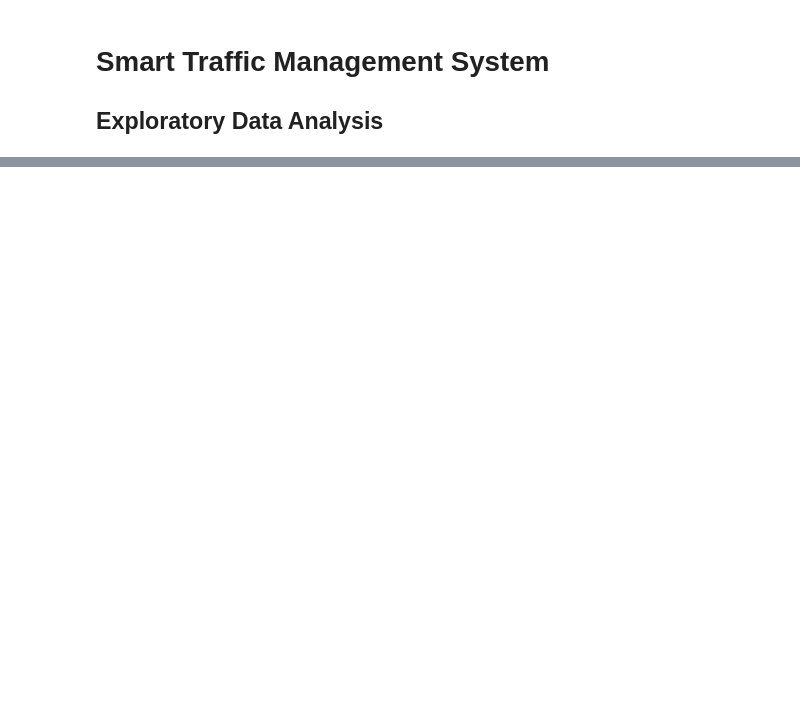
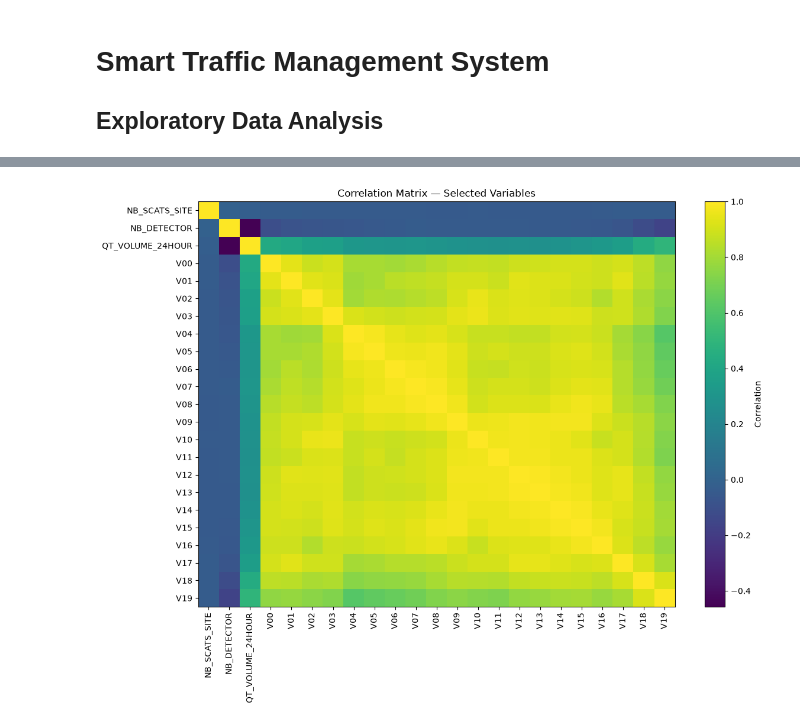
Before and after one commit to captainlevi1911/Smart_Traffic_Management, a Jupyter notebook: notebooks/02_eda.ipynb, the cells around one changed output, grey strips where cells are left out. Cells and saved outputs as stored; diff of their text form; code cells hidden in the pictures; blank space fills up the shorter version.

```diff
--- a/notebooks/02_eda.ipynb
+++ b/notebooks/02_eda.ipynb
@@ -240,0 +722,25 @@ plt.show()
+# %%
+corr_cols = [
+    c for c in [
+        "NB_SCATS_SITE",
+        "NB_DETECTOR",
+        "QT_INTERVAL_COUNT",
+        "QT_VOLUME_24HOUR"
+    ] if c in df.columns
+] + traffic_columns[:20]
+
+corr_cols = list(dict.fromkeys(corr_cols))
+
+if len(corr_cols) >= 2:
+    corr = df[corr_cols].corr(numeric_only=True)
+    display(corr)
+
+    plt.figure(figsize=(12, 9))
+    plt.imshow(corr, aspect="auto")
+    plt.colorbar(label="Correlation")
+    plt.xticks(range(len(corr.columns)), corr.columns, rotation=90)
+    plt.yticks(range(len(corr.index)), corr.index)
+    plt.title("Correlation Matrix — Selected Variables")
+    plt.tight_layout()
+    plt.show()
+# %% [output]
@@ -240,0 +764 @@ plt.show()
+[figure, added]
```
Also changed, not shown: parts of 72 cells of this notebook.
